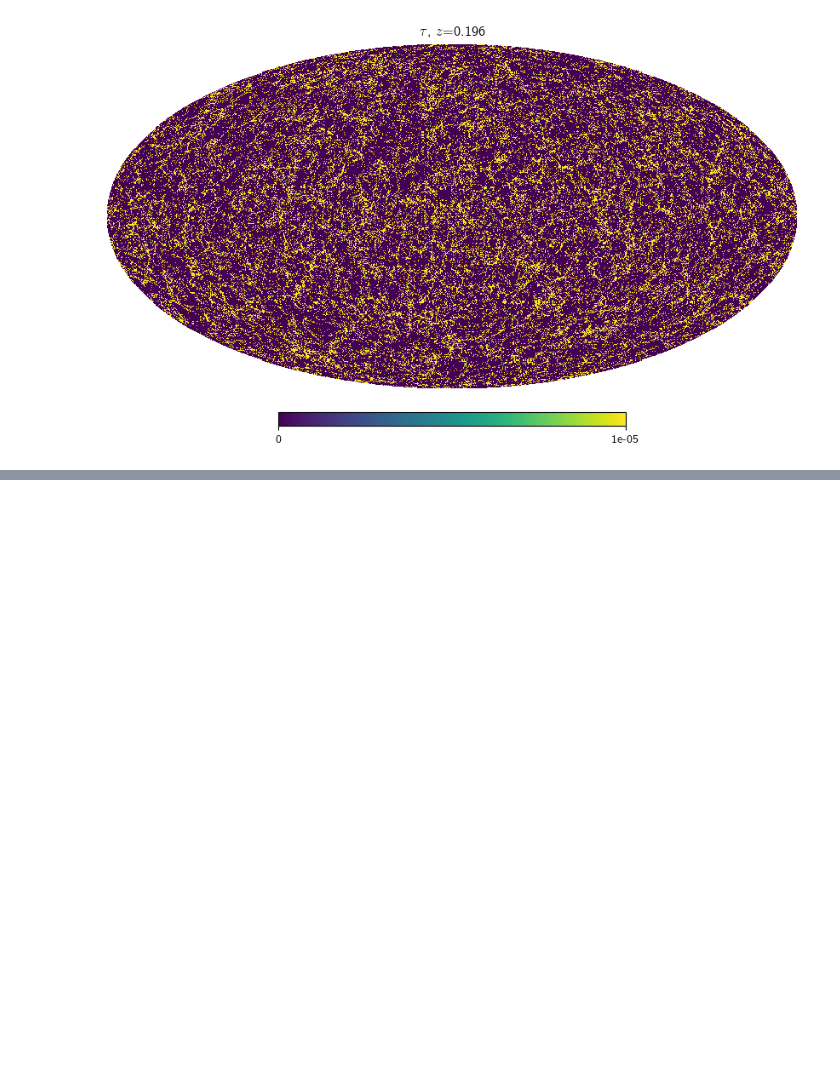
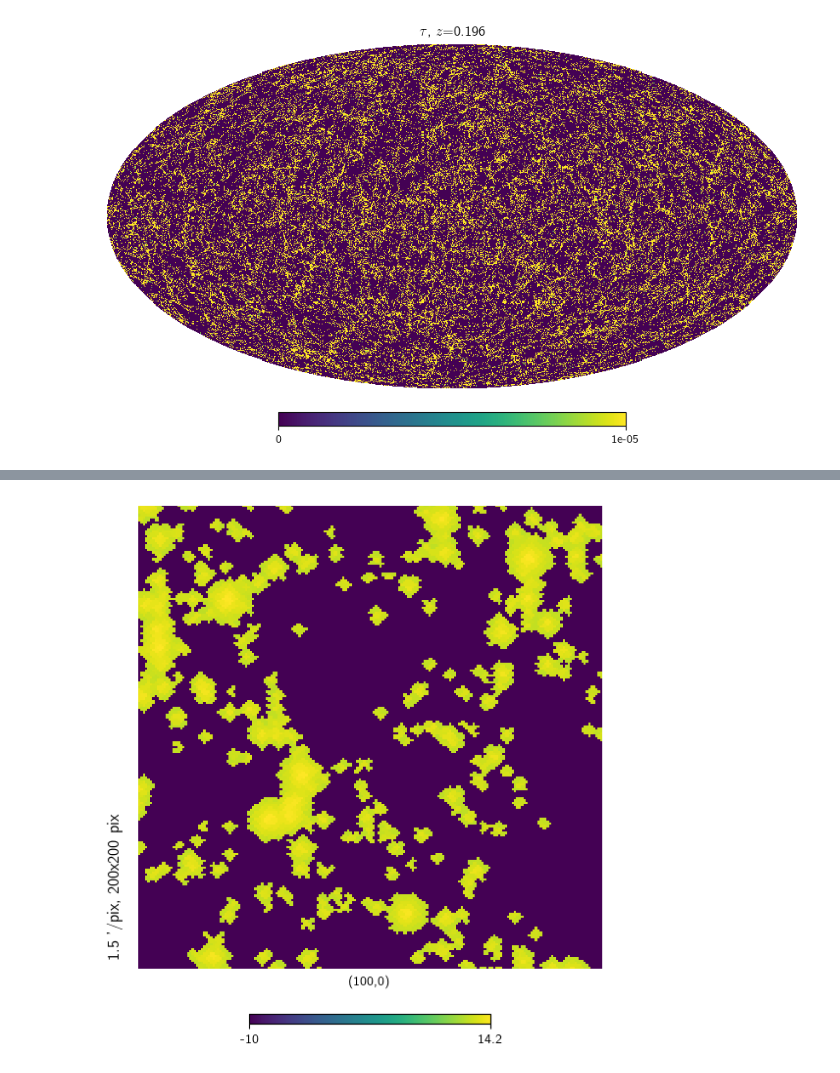
Before and after one commit to shivampcosmo/GODMAX, a Jupyter notebook: notebooks/pasting/paste_backlight_all_maps.ipynb, the cells around one changed output, grey strips where cells are left out. Saved outputs shown, nothing was run; the diff lists cells and outputs as text; code cells hidden in the pictures; blank space fills up the shorter version.

```diff
--- a/notebooks/pasting/paste_backlight_all_maps.ipynb
+++ b/notebooks/pasting/paste_backlight_all_maps.ipynb
@@ -585,0 +605,4 @@ hp.mollview(np.log10(map_gal), title=fr'Galaxy Map, $z$={zval:.3f}')
+# %%
+hp.gnomview(np.log10(map_rhom+1e-10), title='', rot=(100,0,0))
+# %% [output]
+[figure, added]
```
Also changed, not shown: parts of 10 cells of this notebook, 31 other files.
